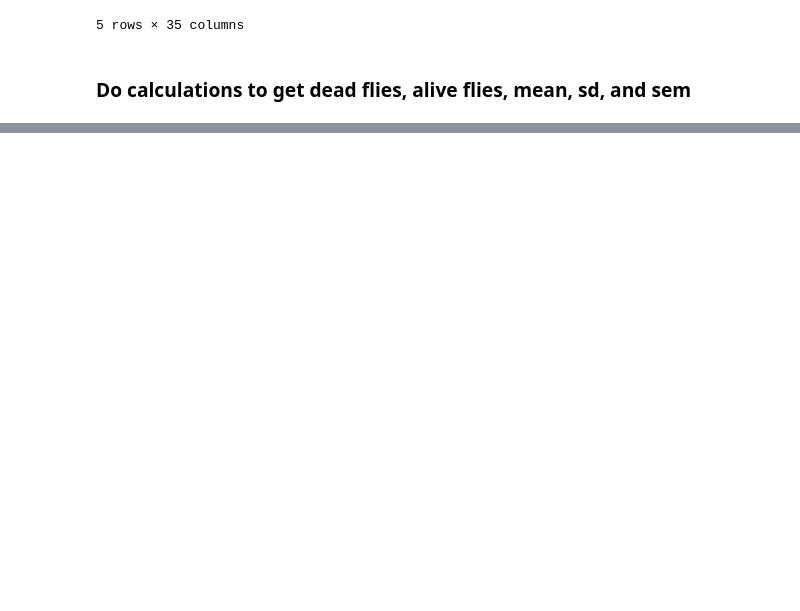
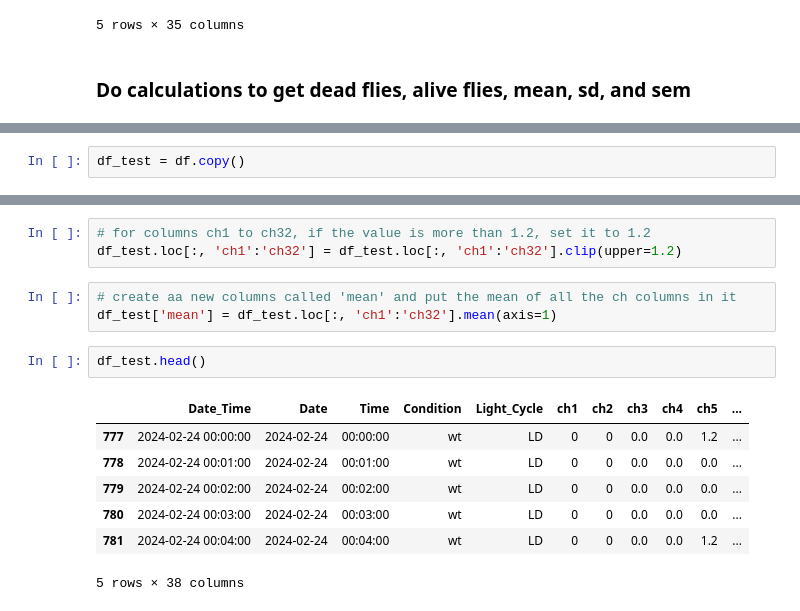
Before and after one commit to pkerrwall/sleep_analysis, a Jupyter notebook: notebooks/shiny_tool_calculations.ipynb, the cells around one changed output, grey strips where cells are left out. Saved outputs shown, nothing was run; the diff lists cells and outputs as text; blank space fills up the shorter version.

```diff
--- a/notebooks/shiny_tool_calculations.ipynb
+++ b/notebooks/shiny_tool_calculations.ipynb
@@ -272,0 +460,2 @@ Daily_locomotor_activity
+# %%
+df_test = df.copy()
@@ -272,0 +482,16 @@ Daily_locomotor_activity
+# %%
+# for columns ch1 to ch32, if the value is more than 1.2, set it to 1.2
+df_test.loc[:, 'ch1':'ch32'] = df_test.loc[:, 'ch1':'ch32'].clip(upper=1.2)
+# %%
+# create aa new columns called 'mean' and put the mean of all the ch columns in it
+df_test['mean'] = df_test.loc[:, 'ch1':'ch32'].mean(axis=1)
+# %%
+df_test.head()
+# %% [output]
+|  | Date_Time | Date | Time | Condition | Light_Cycle | ch1 | ch2 | ch3 | ch4 | ch5 | ... |
+| 777 | 2024-02-24 00:00:00 | 2024-02-24 | 00:00:00 | wt | LD | 0 | 0 | 0.0 | 0.0 | 1.2 | ... |
+| 778 | 2024-02-24 00:01:00 | 2024-02-24 | 00:01:00 | wt | LD | 0 | 0 | 0.0 | 0.0 | 0.0 | ... |
+| 779 | 2024-02-24 00:02:00 | 2024-02-24 | 00:02:00 | wt | LD | 0 | 0 | 0.0 | 0.0 | 0.0 | ... |
+| 780 | 2024-02-24 00:03:00 | 2024-02-24 | 00:03:00 | wt | LD | 0 | 0 | 0.0 | 0.0 | 0.0 | ... |
+| 781 | 2024-02-24 00:04:00 | 2024-02-24 | 00:04:00 | wt | LD | 0 | 0 | 0.0 | 0.0 | 1.2 | ... |
+5 rows × 38 columns
```
Also changed, not shown: parts of 18 cells of this notebook, 42 other files.
